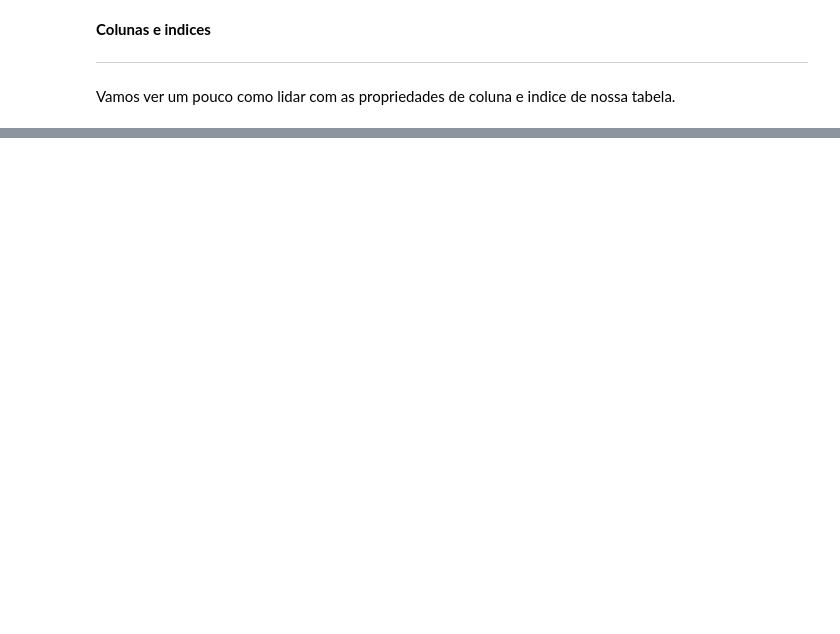
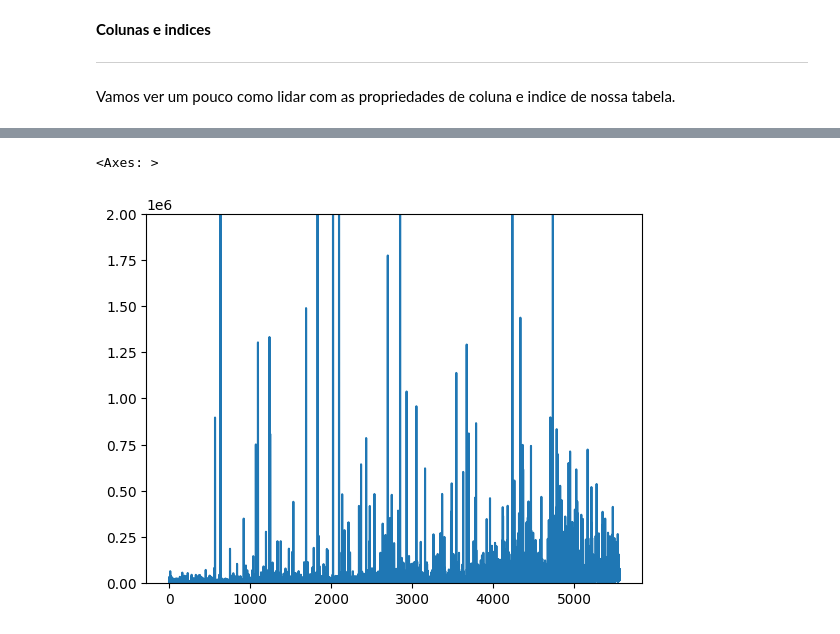
Before and after one commit to Tiago745/curso-de-python-2026, a Jupyter notebook: Roteiros/Aula 5/Aula 5 - acompanhamento -Curso 2026.ipynb, the cells around one changed output, grey strips where cells are left out. Saved outputs shown, nothing was run; the diff lists cells and outputs as text; code cells hidden in the pictures; blank space fills up the shorter version.

```diff
--- a/Roteiros/Aula 5/Aula 5 - acompanhamento -Curso 2026.ipynb
+++ b/Roteiros/Aula 5/Aula 5 - acompanhamento -Curso 2026.ipynb
@@ -411,0 +825,5 @@ df_pop[df_pop['Nome_municipio'] == 'Boa Vista - RR']
+# %%
+df_pop['População'].plot(ylim=(0, 2e6))
+# %% [output]
+<Axes: >
+[figure, added]
```
Also changed, not shown: parts of 68 cells of this notebook.
